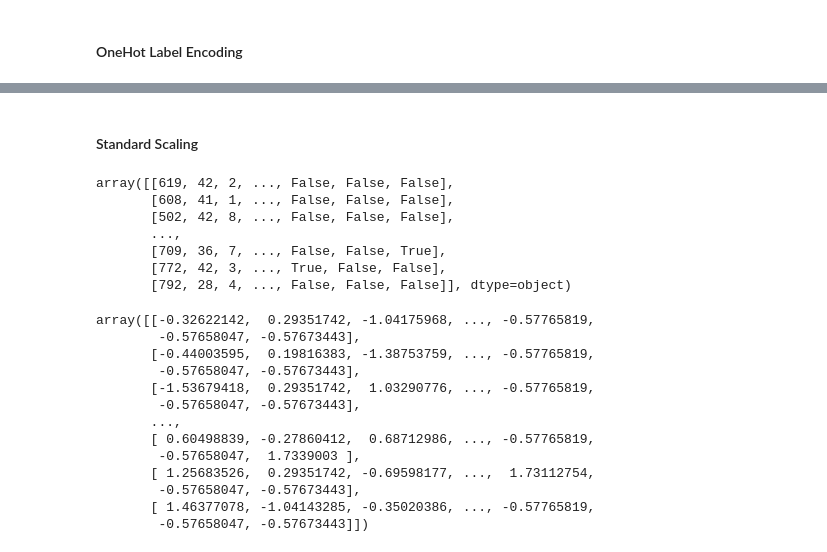
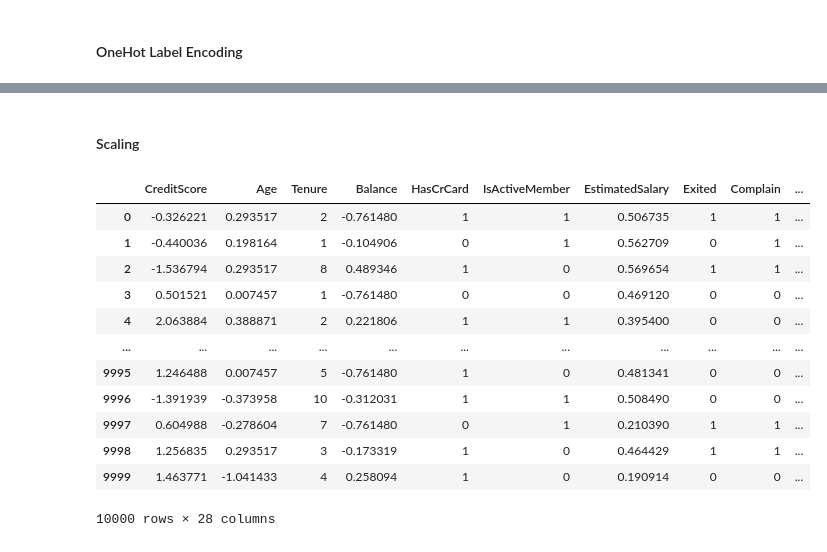
Before and after one commit to LikeLion-DSProjectTeam/Team_1, a Jupyter notebook: Team_1/code/ikjoo.ipynb, the cells around one changed output, grey strips where cells are left out. Cells and saved outputs as stored; diff of their text form; code cells hidden in the pictures.

```diff
--- a/Team_1/code/ikjoo.ipynb
+++ b/Team_1/code/ikjoo.ipynb
@@ -84,8 +83,8 @@ plt.show()
 #### OneHot Label Encoding
 # %%
 # 3 Object type exist: Gender, Geography, Card Type
-columns_encode = ['Gender', 'Geography', 'Card Type']
+columns_encode = ['Gender', 'Geography', 'Card Type', 'NumOfProducts', 'Satisfaction Score']
 encoded_df = pd.get_dummies(data, columns=columns_encode, dtype = int)
 
-print(encoded_df.head())
+encoded_df.head()
 # %% [output]
@@ -109,2 +98,2 @@ print(encoded_df.head())
 # %% [markdown]
-#### Standard Scaling
+####  Scaling
@@ -117,28 +100,34 @@ y = encoded_df['Exited']
-# %%
-X
-# %% [output]
-array([[619, 42, 2, ..., False, False, False],
-       [608, 41, 1, ..., False, False, False],
-       [502, 42, 8, ..., False, False, False],
-       ...,
-       [709, 36, 7, ..., False, False, True],
-       [772, 42, 3, ..., True, False, False],
-       [792, 28, 4, ..., False, False, False]], dtype=object)
-# %%
-sc = StandardScaler()
-X_standard = sc.fit_transform(X)
-X_standard
-# %% [output]
-array([[-0.32622142,  0.29351742, -1.04175968, ..., -0.57765819,
-        -0.57658047, -0.57673443],
-       [-0.44003595,  0.19816383, -1.38753759, ..., -0.57765819,
-        -0.57658047, -0.57673443],
-       [-1.53679418,  0.29351742,  1.03290776, ..., -0.57765819,
-        -0.57658047, -0.57673443],
-       ...,
-       [ 0.60498839, -0.27860412,  0.68712986, ..., -0.57765819,
-        -0.57658047,  1.7339003 ],
-       [ 1.25683526,  0.29351742, -0.69598177, ...,  1.73112754,
-        -0.57658047, -0.57673443],
-       [ 1.46377078, -1.04143285, -0.35020386, ..., -0.57765819,
-        -0.57658047, -0.57673443]])
+# %%
+robust_scale_cols = ['Balance', 'Point Earned']
+minmax_scale_cols = ['EstimatedSalary']
+standard_scale_cols = ['Age', 'CreditScore']
+
+robust_scaler = RobustScaler()
+minmax_scaler = MinMaxScaler()
+standard_scaler = StandardScaler()
+test = encoded_df.copy()
+
+# RobustScaler
+test[robust_scale_cols] = robust_scaler.fit_transform(test[robust_scale_cols])
+
+# MinMaxScaler
+test[minmax_scale_cols] = minmax_scaler.fit_transform(test[minmax_scale_cols])
+
+# StandardScaler
+test[standard_scale_cols] = standard_scaler.fit_transform(test[standard_scale_cols])
+
+test
+# %% [output]
+|  | CreditScore | Age | Tenure | Balance | HasCrCard | IsActiveMember | EstimatedSalary | Exited | Complain | ... |
+| 0 | -0.326221 | 0.293517 | 2 | -0.761480 | 1 | 1 | 0.506735 | 1 | 1 | ... |
+| 1 | -0.440036 | 0.198164 | 1 | -0.104906 | 0 | 1 | 0.562709 | 0 | 1 | ... |
+| 2 | -1.536794 | 0.293517 | 8 | 0.489346 | 1 | 0 | 0.569654 | 1 | 1 | ... |
+| 3 | 0.501521 | 0.007457 | 1 | -0.761480 | 0 | 0 | 0.469120 | 0 | 0 | ... |
+| 4 | 2.063884 | 0.388871 | 2 | 0.221806 | 1 | 1 | 0.395400 | 0 | 0 | ... |
+| ... | ... | ... | ... | ... | ... | ... | ... | ... | ... | ... |
+| 9995 | 1.246488 | 0.007457 | 5 | -0.761480 | 1 | 0 | 0.481341 | 0 | 0 | ... |
+| 9996 | -1.391939 | -0.373958 | 10 | -0.312031 | 1 | 1 | 0.508490 | 0 | 0 | ... |
+| 9997 | 0.604988 | -0.278604 | 7 | -0.761480 | 0 | 1 | 0.210390 | 1 | 1 | ... |
+| 9998 | 1.256835 | 0.293517 | 3 | -0.173319 | 1 | 0 | 0.464429 | 1 | 1 | ... |
+| 9999 | 1.463771 | -1.041433 | 4 | 0.258094 | 1 | 0 | 0.190914 | 0 | 0 | ... |
+10000 rows × 28 columns
```
Also changed, not shown: parts of 3 cells of this notebook.
